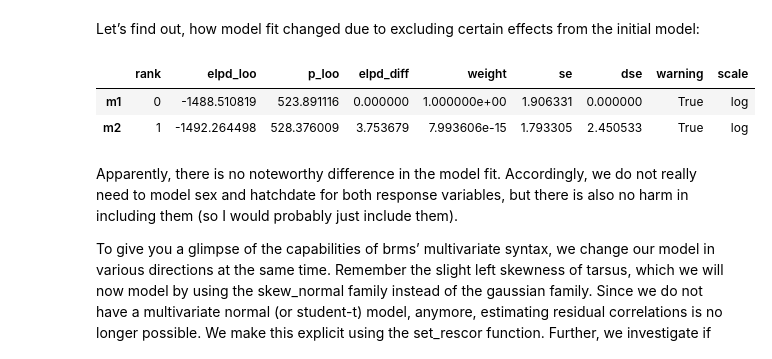
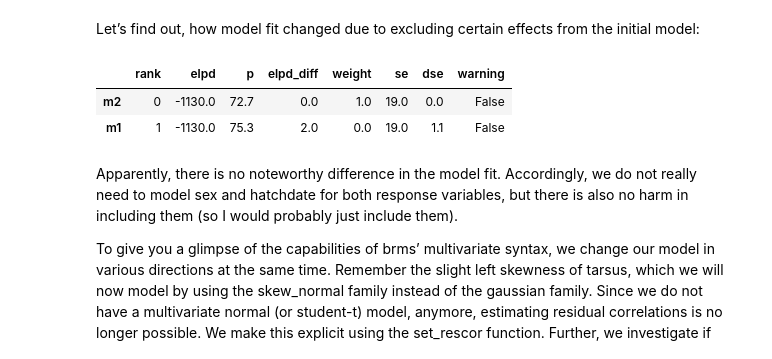
Before and after one commit to kaitumisuuringute-keskus/brmspy, a Jupyter notebook: docs/examples/brmspy-estimating-multivariate-models.ipynb, the cells around one changed output. Saved outputs shown, nothing was run; the diff lists cells and outputs as text; code cells hidden in the pictures.

```diff
--- a/docs/examples/brmspy-estimating-multivariate-models.ipynb
+++ b/docs/examples/brmspy-estimating-multivariate-models.ipynb
@@ -202,14 +200,14 @@ scale reduction factor on split chains (at convergence, Rhat = 1).
 Let’s find out, how model fit changed due to excluding certain effects from the initial model:
 # %%
 var = "back"
-loo1 = az.loo(fit1.idata, var_name=var)
-loo2 = az.loo(fit2.idata, var_name=var)
-cmp = az.compare({"m1": fit1.idata, "m2": fit2.idata}, ic="loo", var_name=var)
+loo1 = loo(fit1.idata, var_name=var)
+loo2 = loo(fit2.idata, var_name=var)
+cmp = compare({"m1": fit1.idata, "m2": fit2.idata}, var_name=var)
 cmp
 # %% [output]
-|  | rank | elpd_loo | p_loo | elpd_diff | weight | se | dse | warning | scale |
-| m1 | 0 | -1488.510819 | 523.891116 | 0.000000 | 1.000000e+00 | 1.906331 | 0.000000 | True | log |
-| m2 | 1 | -1492.264498 | 528.376009 | 3.753679 | 7.993606e-15 | 1.793305 | 2.450533 | True | log |
+|  | rank | elpd | p | elpd_diff | weight | se | dse | warning |
+| m2 | 0 | -1130.0 | 72.7 | 0.0 | 1.0 | 19.0 | 0.0 | False |
+| m1 | 1 | -1130.0 | 75.3 | 2.0 | 0.0 | 19.0 | 1.1 | False |
 # %% [markdown]
 Apparently, there is no noteworthy difference in the model fit. Accordingly, we do not really need to model sex and hatchdate for both response variables, but there is also no harm in including them (so I would probably just include them).
 
```
Also changed, not shown: parts of 8 cells of this notebook, 3 other files.
